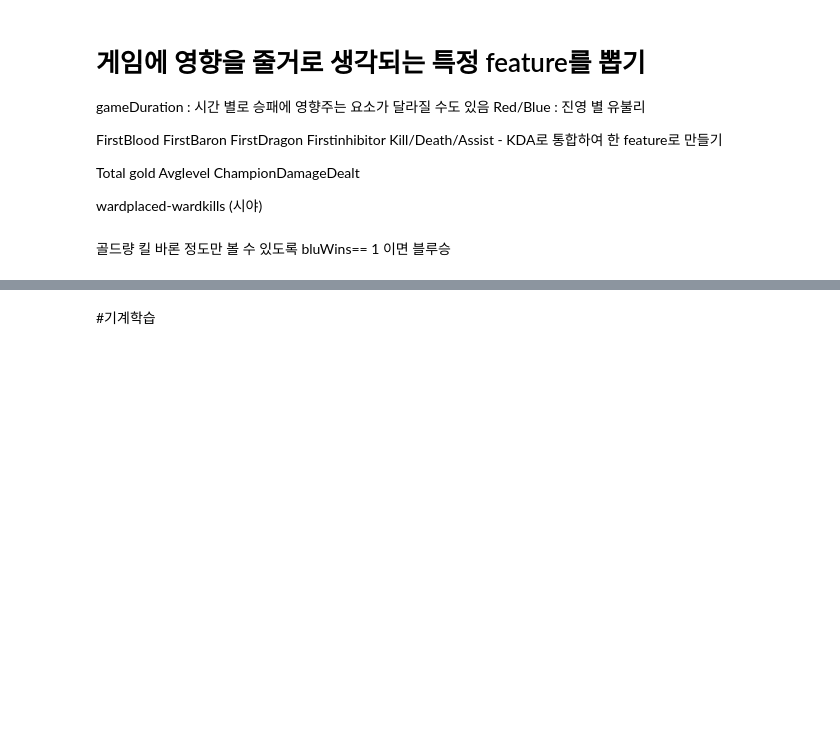
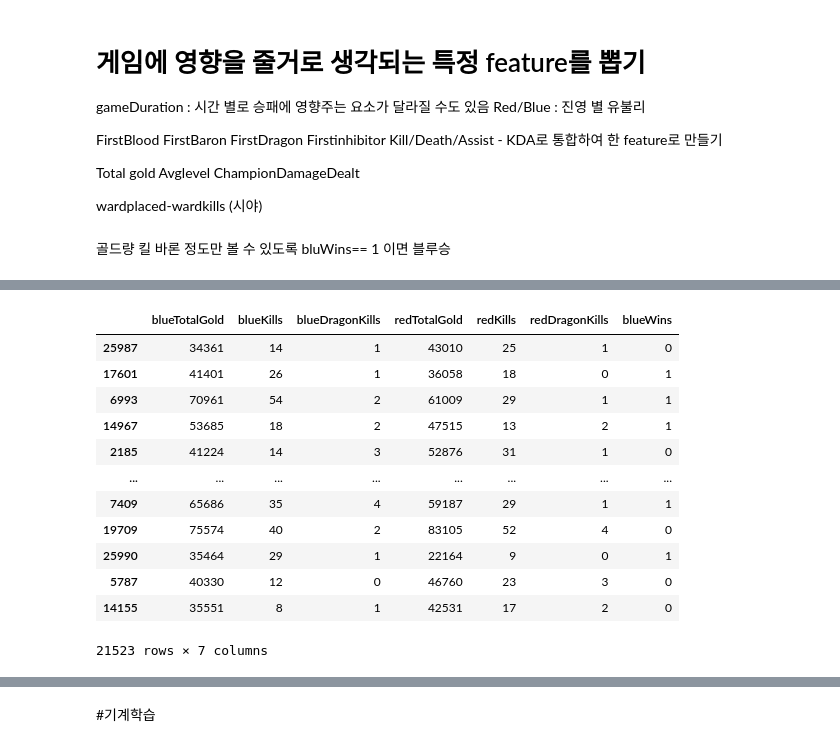
Before and after one commit to Recorder08/Recorder08.github.io, a Jupyter notebook: aix.ipynb, the cells around one changed output, grey strips where cells are left out. Saved outputs shown, nothing was run; the diff lists cells and outputs as text; code cells hidden in the pictures; blank space fills up the shorter version.

```diff
--- a/aix.ipynb
+++ b/aix.ipynb
@@ -199,0 +202,16 @@ NameError: ignored
+# %%
+X_train
+# %% [output]
+|  | blueTotalGold | blueKills | blueDragonKills | redTotalGold | redKills | redDragonKills | blueWins |
+| 25987 | 34361 | 14 | 1 | 43010 | 25 | 1 | 0 |
+| 17601 | 41401 | 26 | 1 | 36058 | 18 | 0 | 1 |
+| 6993 | 70961 | 54 | 2 | 61009 | 29 | 1 | 1 |
+| 14967 | 53685 | 18 | 2 | 47515 | 13 | 2 | 1 |
+| 2185 | 41224 | 14 | 3 | 52876 | 31 | 1 | 0 |
+| ... | ... | ... | ... | ... | ... | ... | ... |
+| 7409 | 65686 | 35 | 4 | 59187 | 29 | 1 | 1 |
+| 19709 | 75574 | 40 | 2 | 83105 | 52 | 4 | 0 |
+| 25990 | 35464 | 29 | 1 | 22164 | 9 | 0 | 1 |
+| 5787 | 40330 | 12 | 0 | 46760 | 23 | 3 | 0 |
+| 14155 | 35551 | 8 | 1 | 42531 | 17 | 2 | 0 |
+21523 rows × 7 columns
```
Also changed, not shown: parts of 13 cells of this notebook.
